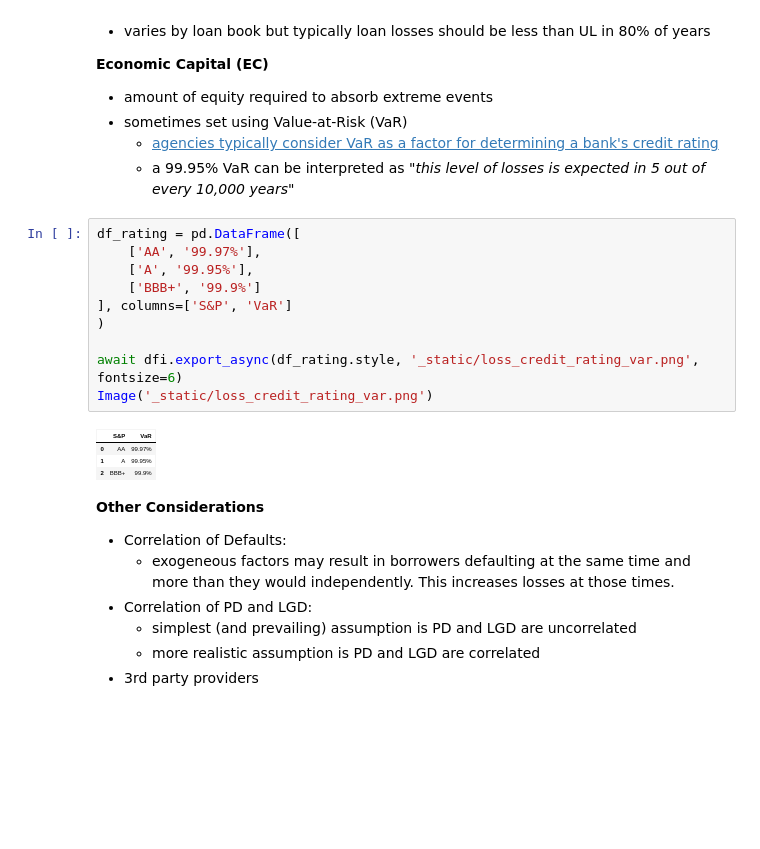
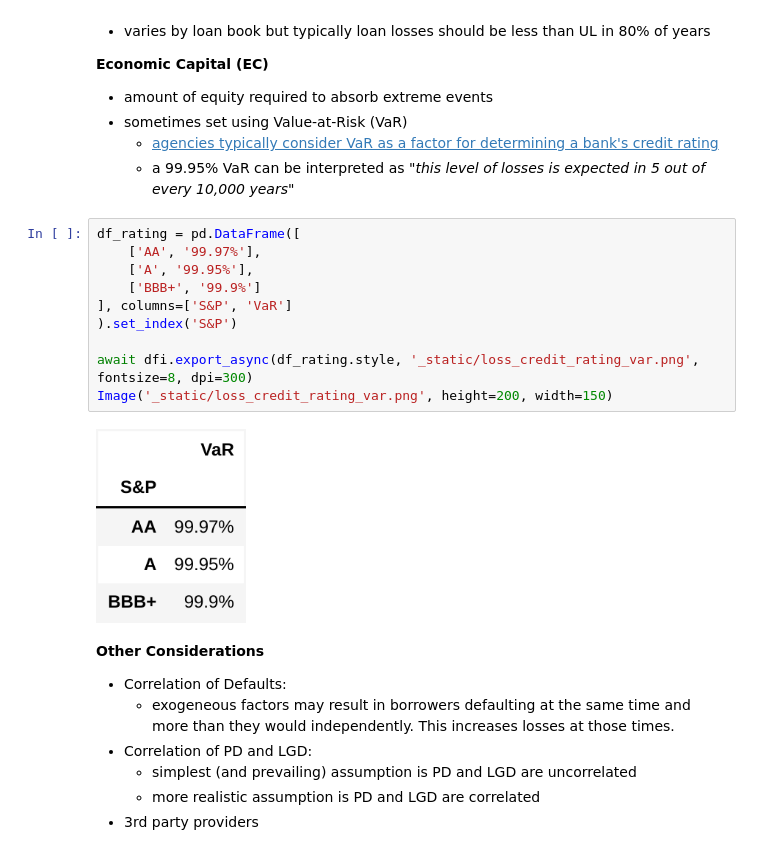
Before and after one commit to rjskene/htsfi, a Jupyter notebook: docs/loss.ipynb, the cells around one changed output. Drawn from its saved outputs; the diff is of its cells as text; blank space fills up the shorter version.

```diff
--- a/docs/loss.ipynb
+++ b/docs/loss.ipynb
@@ -149,15 +149,15 @@ Here are some key terms we will use:
 # %%
 df_rating = pd.DataFrame([
     ['AA', '99.97%'],
     ['A', '99.95%'],
     ['BBB+', '99.9%']
 ], columns=['S&P', 'VaR']
-)
+).set_index('S&P')
 
-await dfi.export_async(df_rating.style, '_static/loss_credit_rating_var.png', fontsize=6)
-Image('_static/loss_credit_rating_var.png')
+await dfi.export_async(df_rating.style, '_static/loss_credit_rating_var.png', fontsize=8, dpi=300)
+Image('_static/loss_credit_rating_var.png', height=200, width=150)
 # %% [output]
-[figure, old version]
+[figure, new version]
 # %% [markdown]
 **Other Considerations**
 
```
Also changed, not shown: parts of 17 cells of this notebook, 2 other files.
